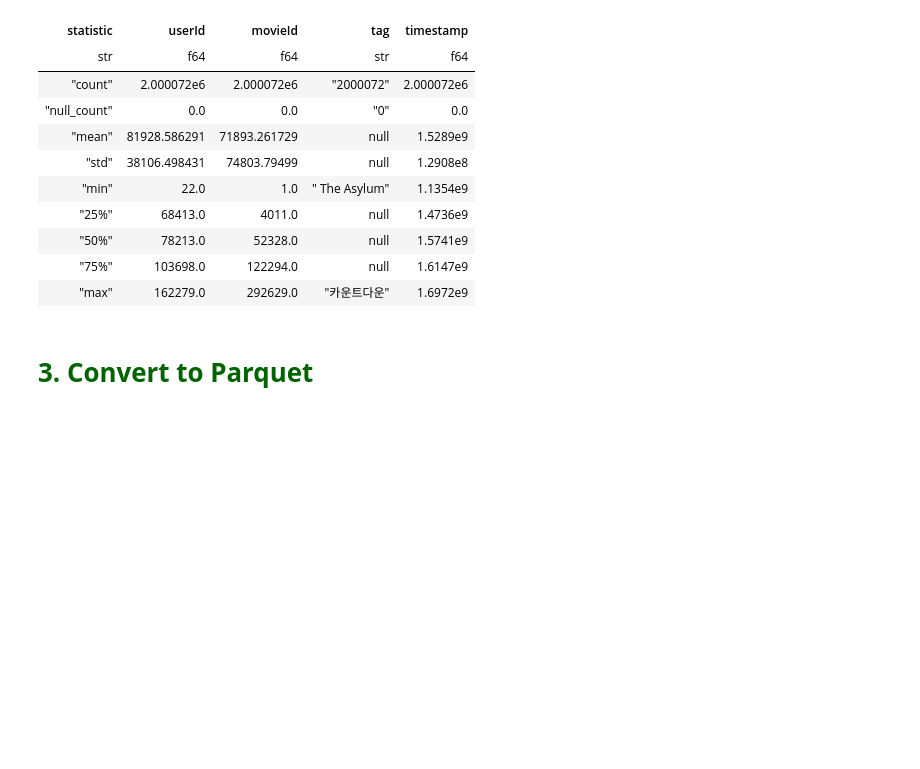
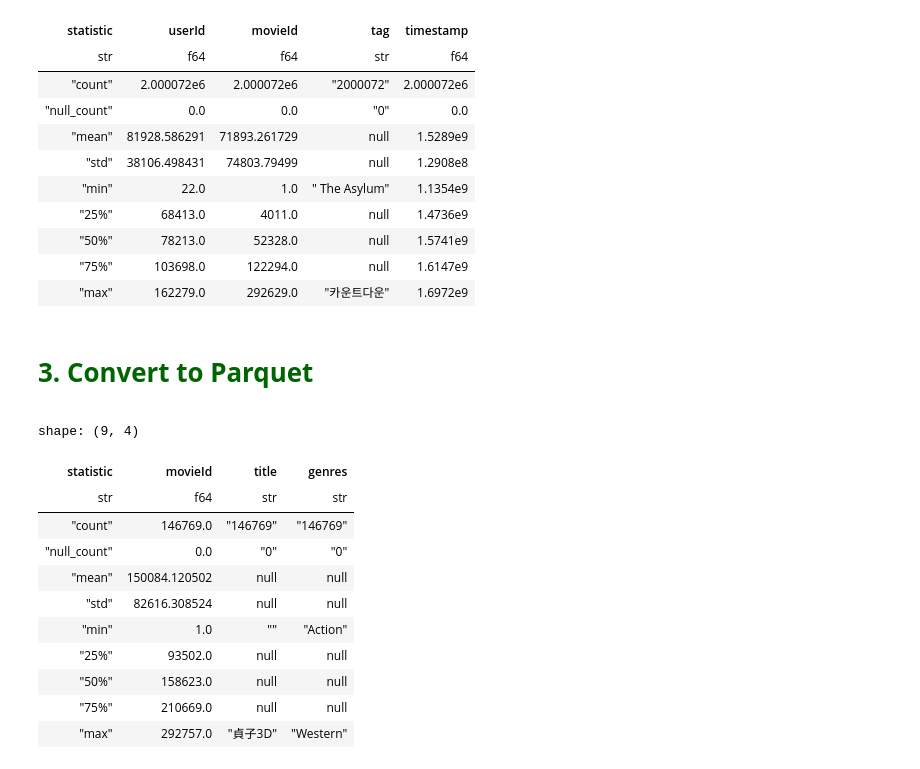
Before and after one commit to GoncaloBento/movielens-aws-duckdb, a Jupyter notebook: notebooks/preprocessing_compiled_32M.ipynb, the cells around one changed output. Cells and saved outputs as stored; diff of their text form; code cells hidden in the pictures; blank space fills up the shorter version.

Commit message:
update_movies

```diff
--- a/notebooks/preprocessing_compiled_32M.ipynb
+++ b/notebooks/preprocessing_compiled_32M.ipynb
@@ -423,0 +430,15 @@ movies.write_parquet(os.path.join(output_dir, "movies_32M.parquet"))
+# %%
+movies.describe()
+# %% [output]
+shape: (9, 4)
+| statistic | movieId | title | genres |
+| str | f64 | str | str |
+| "count" | 146769.0 | "146769" | "146769" |
+| "null_count" | 0.0 | "0" | "0" |
+| "mean" | 150084.120502 | null | null |
+| "std" | 82616.308524 | null | null |
+| "min" | 1.0 | "" | "Action" |
+| "25%" | 93502.0 | null | null |
+| "50%" | 158623.0 | null | null |
+| "75%" | 210669.0 | null | null |
+| "max" | 292757.0 | "貞子3D" | "Western" |
```
Also changed, not shown: parts of 10 cells of this notebook.
